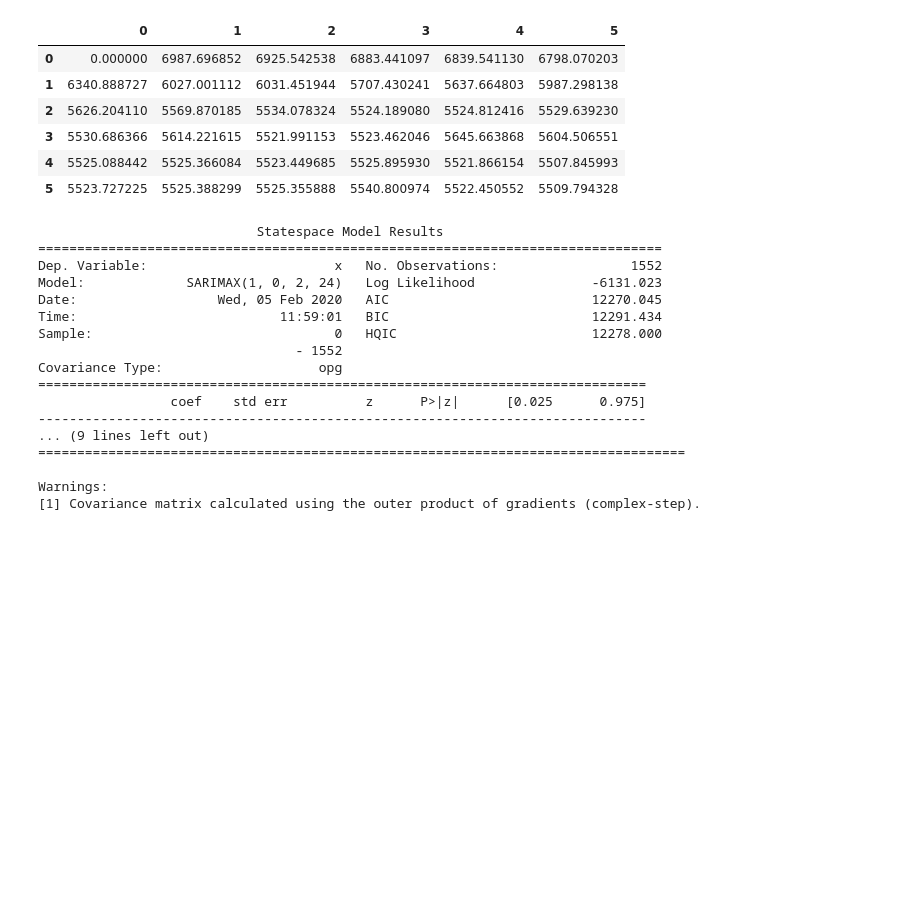
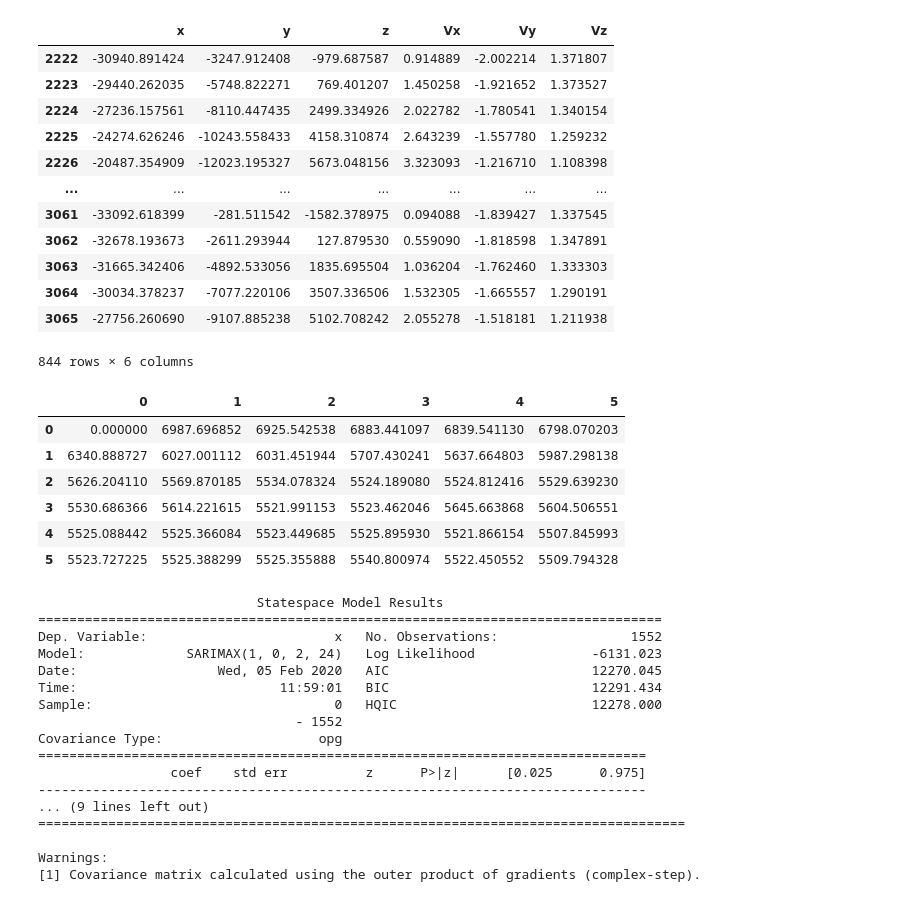
Before and after one commit to artkulak/idao2020_qualifications, a Jupyter notebook: JustM/SARIMA.ipynb, the cells around one changed output. Saved outputs shown, nothing was run; the diff lists cells and outputs as text; code cells hidden in the pictures; blank space fills up the shorter version.

```diff
--- a/JustM/SARIMA.ipynb
+++ b/JustM/SARIMA.ipynb
@@ -133,3 +389,19 @@ print(100*(1- np.mean(smp)))
+# %%
+yval
+# %% [output]
+|  | x | y | z | Vx | Vy | Vz |
+| 2222 | -30940.891424 | -3247.912408 | -979.687587 | 0.914889 | -2.002214 | 1.371807 |
+| 2223 | -29440.262035 | -5748.822271 | 769.401207 | 1.450258 | -1.921652 | 1.373527 |
+| 2224 | -27236.157561 | -8110.447435 | 2499.334926 | 2.022782 | -1.780541 | 1.340154 |
+| 2225 | -24274.626246 | -10243.558433 | 4158.310874 | 2.643239 | -1.557780 | 1.259232 |
+| 2226 | -20487.354909 | -12023.195327 | 5673.048156 | 3.323093 | -1.216710 | 1.108398 |
+| ... | ... | ... | ... | ... | ... | ... |
+| 3061 | -33092.618399 | -281.511542 | -1582.378975 | 0.094088 | -1.839427 | 1.337545 |
+| 3062 | -32678.193673 | -2611.293944 | 127.879530 | 0.559090 | -1.818598 | 1.347891 |
+| 3063 | -31665.342406 | -4892.533056 | 1835.695504 | 1.036204 | -1.762460 | 1.333303 |
+| 3064 | -30034.378237 | -7077.220106 | 3507.336506 | 1.532305 | -1.665557 | 1.290191 |
+| 3065 | -27756.260690 | -9107.885238 | 5102.708242 | 2.055278 | -1.518181 | 1.211938 |
+844 rows × 6 columns
 # %%
 #ARIMA PLAYGROUD
 #skip
```
Also changed, not shown: parts of 7 cells of this notebook, 1 other file.
